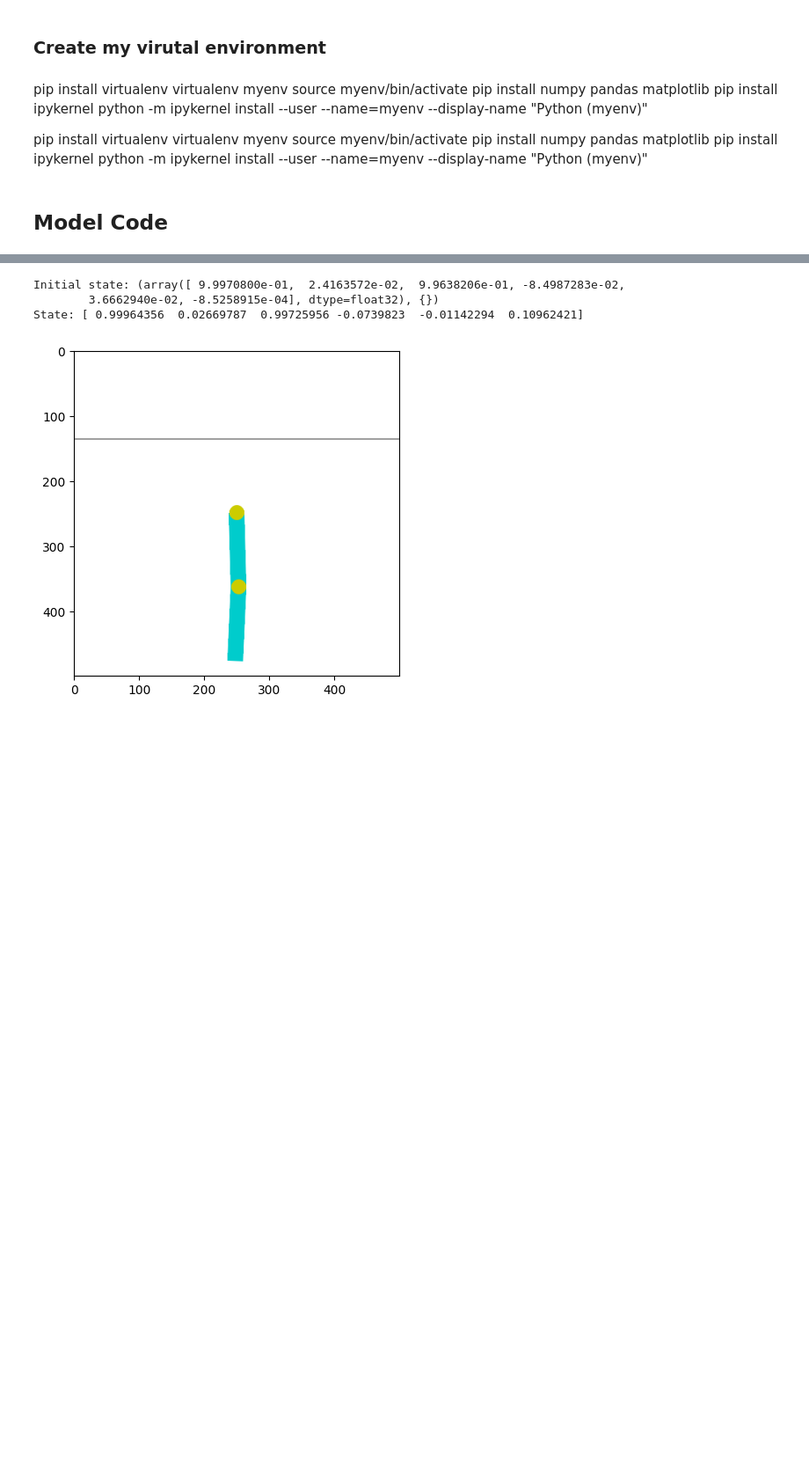
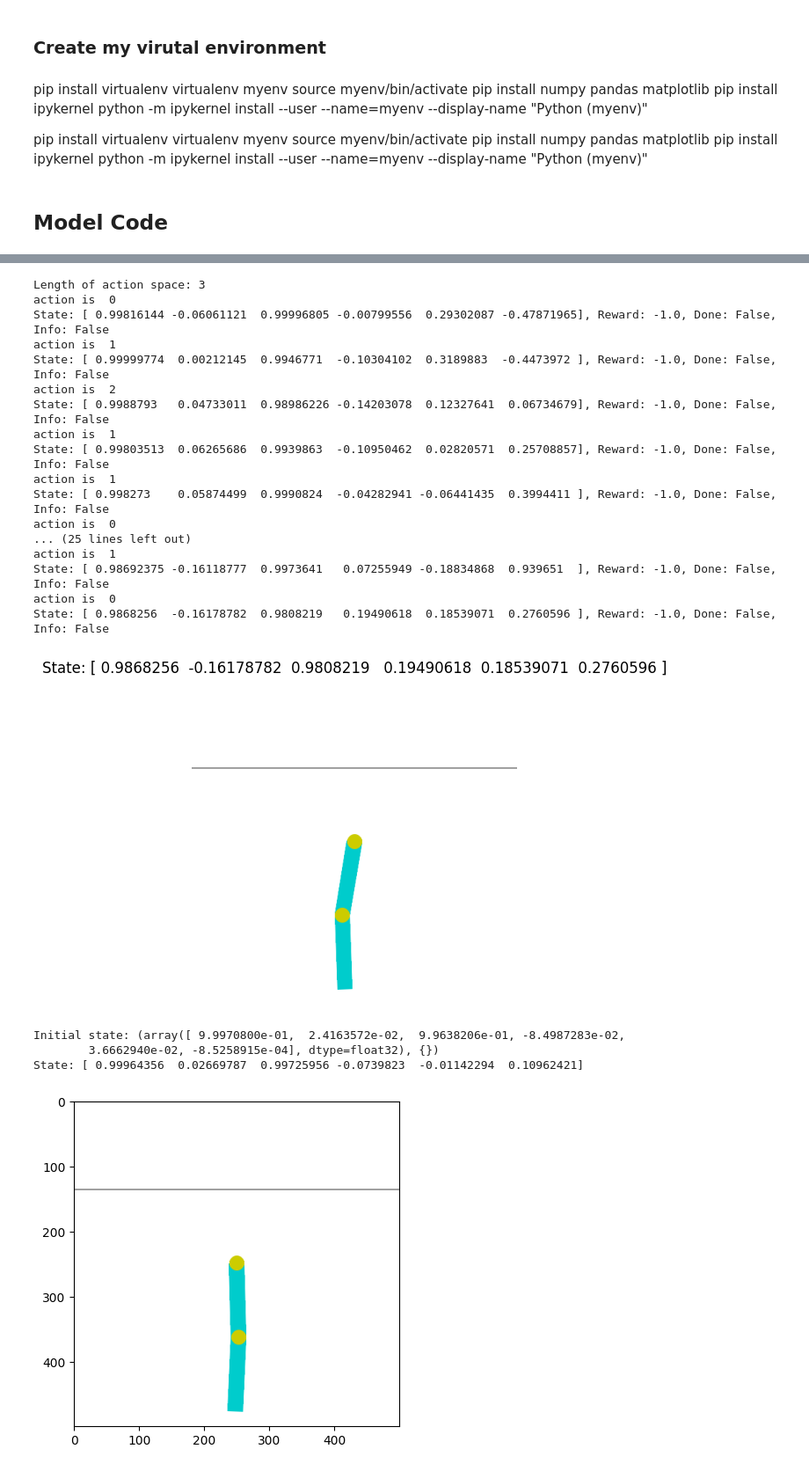
Before and after one commit to trueblood/MyAcrobot, a Jupyter notebook: MyAcrobot.ipynb, the cells around one changed output, grey strips where cells are left out. Shown: that part at 88% size. Cells and saved outputs as stored; diff of their text form; code cells hidden in the pictures; blank space fills up the shorter version.

```diff
--- a/MyAcrobot.ipynb
+++ b/MyAcrobot.ipynb
@@ -81,3 +89,67 @@ state is  [ 0.99971807 -0.02374357  0.99558973  0.09381399  0.14422548 -0.183945
+# %%
+import gymnasium as gym
+import matplotlib.pyplot as plt
+from matplotlib.animation import FuncAnimation
+
+# Set up the environment
+env = gym.make('Acrobot-v1', render_mode='rgb_array')
+state = env.reset()
+
+print("Length of action space:", env.action_space.n)
+
+# Initialize a figure
+fig, ax = plt.subplots()
+img = env.render()
+im = ax.imshow(img)
+ax.axis('off')  # Turn off the axis
+
+# Define a method to handle the state information and update the frame
+def update_frame(frame):
+    global state
+    # Loop through actions for each frame update
+    for _ in range(10):  # Adjust the range to control how many steps per frame
+        action = env.action_space.sample()  # Sample a random action
+        print("action is ", action)
+        state, reward, done, info, _ = env.step(action)  # Take a step in the environment
+        print(f'State: {state}, Reward: {reward}, Done: {done}, Info: {info}')
+        # Reset if done
+        if done:
+            state = env.reset()
+
+    # Render the new frame
+    img = env.render()
+    im.set_array(img)
+    plt.title(f'State: {state}')  # Update title with current state
+
+    return [im]
+
+# Create the animation
+ani = FuncAnimation(fig, update_frame, frames=100, blit=True, interval=50)  # interval controls the speed
+
+# Display the animation
+plt.show()
+
+# Close the environment
+env.close()
+# %% [output]
+Length of action space: 3
+action is  0
+State: [ 0.99816144 -0.06061121  0.99996805 -0.00799556  0.29302087 -0.47871965], Reward: -1.0, Done: False, Info: False
+action is  1
+State: [ 0.99999774  0.00212145  0.9946771  -0.10304102  0.3189883  -0.4473972 ], Reward: -1.0, Done: False, Info: False
+action is  2
+State: [ 0.9988793   0.04733011  0.98986226 -0.14203078  0.12327641  0.06734679], Reward: -1.0, Done: False, Info: False
+action is  1
+State: [ 0.99803513  0.06265686  0.9939863  -0.10950462  0.02820571  0.25708857], Reward: -1.0, Done: False, Info: False
+action is  1
+State: [ 0.998273    0.05874499  0.9990824  -0.04282941 -0.06441435  0.3994411 ], Reward: -1.0, Done: False, Info: False
+action is  0
+... (25 lines left out)
+action is  1
+State: [ 0.98692375 -0.16118777  0.9973641   0.07255949 -0.18834868  0.939651  ], Reward: -1.0, Done: False, Info: False
+action is  0
+State: [ 0.9868256  -0.16178782  0.9808219   0.19490618  0.18539071  0.2760596 ], Reward: -1.0, Done: False, Info: False
+[figure, added]
 # %%
 import gymnasium as gym
 import matplotlib.pyplot as plt
```
Also changed, not shown: parts of 3 cells of this notebook, 1 other file.
